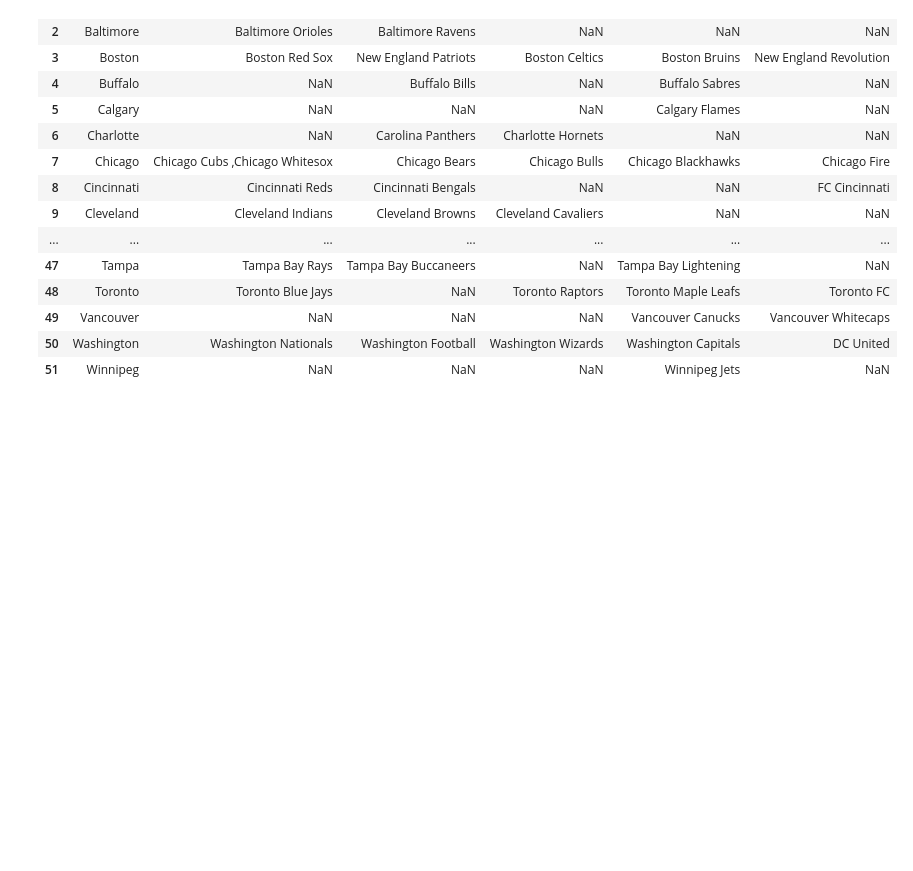
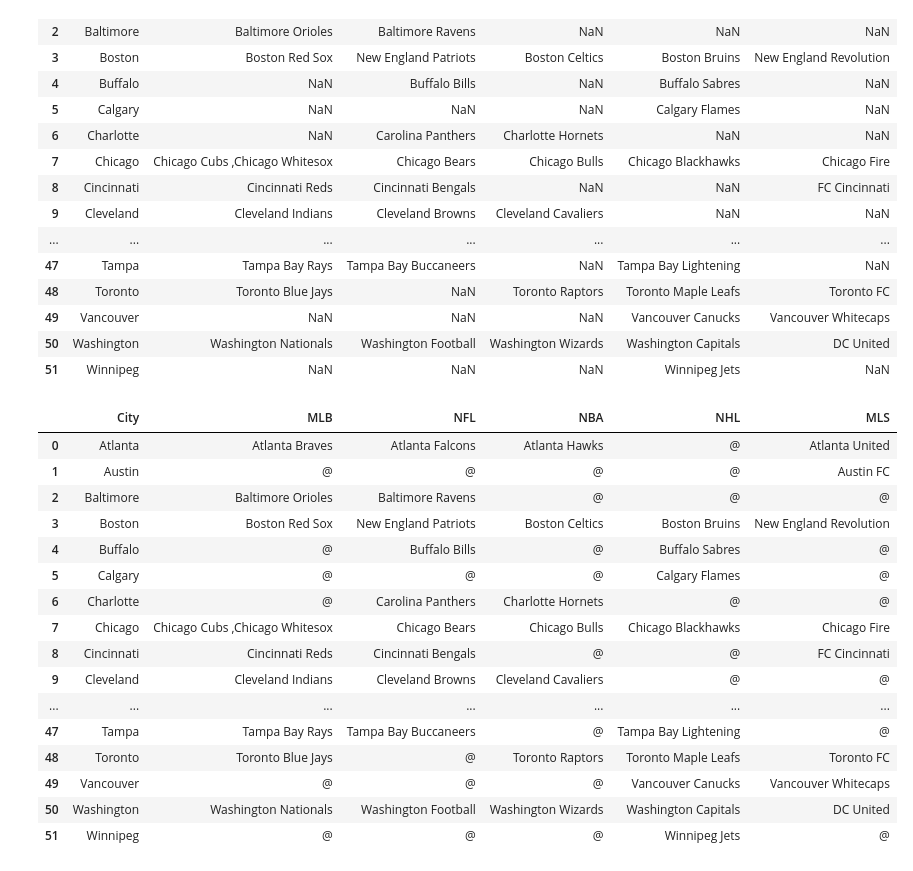
Before and after one commit to RL-Lane/Professional-Sports, a Jupyter notebook: Notebooks/Table from website generated on Pandas.ipynb, the cells around one changed output. Drawn from its saved outputs; the diff is of its cells as text; code cells hidden in the pictures; blank space fills up the shorter version.

Commit message:
teams exported to csv

```diff
--- a/Notebooks/Table from website generated on Pandas.ipynb
+++ b/Notebooks/Table from website generated on Pandas.ipynb
@@ -120,3 +120,31 @@ tables[0]
 | 49 | Vancouver | NaN | NaN | NaN | Vancouver Canucks | Vancouver Whitecaps |
 | 50 | Washington | Washington Nationals | Washington Football | Washington Wizards | Washington Capitals | DC United |
 | 51 | Winnipeg | NaN | NaN | NaN | Winnipeg Jets | NaN |
+# %%
+Teams = tables[0].rename(columns = {
+    'MLB (30 Teams)': 'MLB',
+    'NFL (32 Teams)': 'NFL',
+    'NBA (30 Teams)': 'NBA',
+    'NHL (32 Teams)': 'NHL',
+    'MLS (27 Teams)': 'MLS'
+})
+Teams.fillna('@', inplace=True)
+Teams
+# %% [output]
+|  | City | MLB | NFL | NBA | NHL | MLS |
+| 0 | Atlanta | Atlanta Braves | Atlanta Falcons | Atlanta Hawks | @ | Atlanta United |
+| 1 | Austin | @ | @ | @ | @ | Austin FC |
+| 2 | Baltimore | Baltimore Orioles | Baltimore Ravens | @ | @ | @ |
+| 3 | Boston | Boston Red Sox | New England Patriots | Boston Celtics | Boston Bruins | New England Revolution |
+| 4 | Buffalo | @ | Buffalo Bills | @ | Buffalo Sabres | @ |
+| 5 | Calgary | @ | @ | @ | Calgary Flames | @ |
+| 6 | Charlotte | @ | Carolina Panthers | Charlotte Hornets | @ | @ |
+| 7 | Chicago | Chicago Cubs ,Chicago Whitesox | Chicago Bears | Chicago Bulls | Chicago Blackhawks | Chicago Fire |
+| 8 | Cincinnati | Cincinnati Reds | Cincinnati Bengals | @ | @ | FC Cincinnati |
+| 9 | Cleveland | Cleveland Indians | Cleveland Browns | Cleveland Cavaliers | @ | @ |
+| ... | ... | ... | ... | ... | ... | ... |
+| 47 | Tampa | Tampa Bay Rays | Tampa Bay Buccaneers | @ | Tampa Bay Lightening | @ |
+| 48 | Toronto | Toronto Blue Jays | @ | Toronto Raptors | Toronto Maple Leafs | Toronto FC |
+| 49 | Vancouver | @ | @ | @ | Vancouver Canucks | Vancouver Whitecaps |
+| 50 | Washington | Washington Nationals | Washington Football | Washington Wizards | Washington Capitals | DC United |
+| 51 | Winnipeg | @ | @ | @ | Winnipeg Jets | @ |
```
Also changed, not shown: parts of 3 cells of this notebook, 3 other files.
